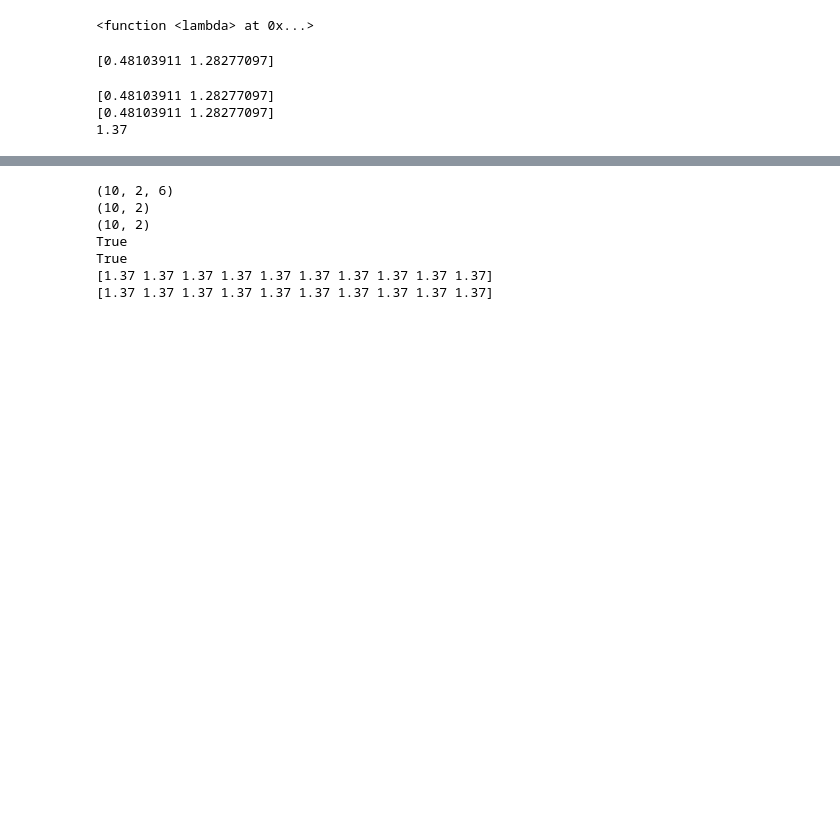
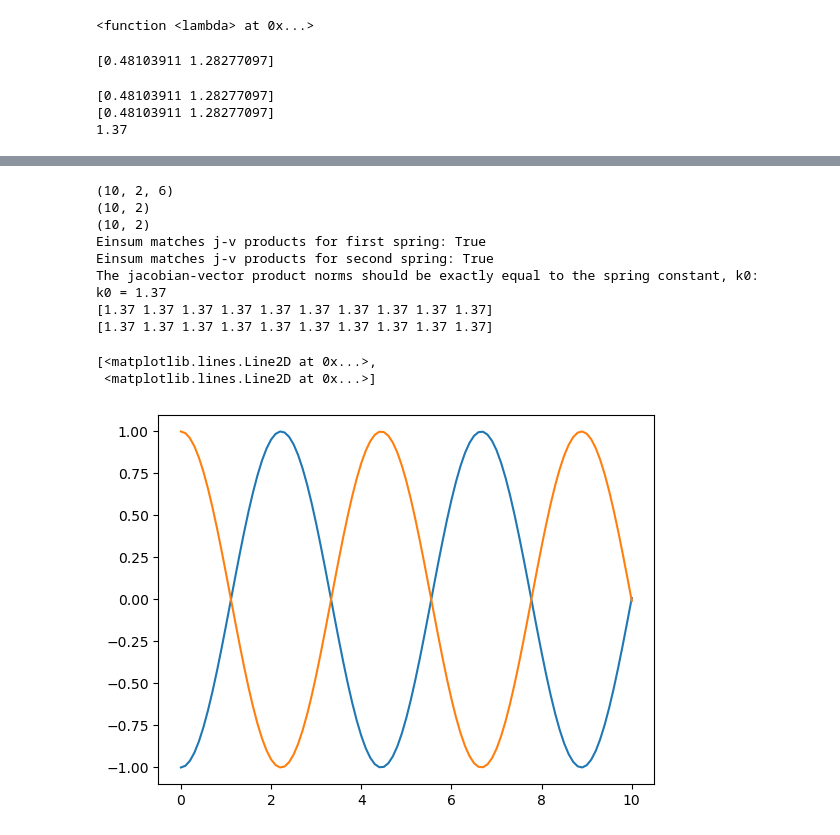
Before and after one commit to CS-433/project2_PINN_ACJ, a Jupyter notebook: data/jacobian-validation.ipynb, the cells around one changed output, grey strips where cells are left out. Cells and saved outputs as stored; diff of their text form; code cells hidden in the pictures; blank space fills up the shorter version.

Commit message:
updated jacobian_validation

```diff
--- a/data/jacobian-validation.ipynb
+++ b/data/jacobian-validation.ipynb
@@ -125,17 +125,21 @@ print(jacList.shape)
 print(s1List.shape)
 print(s3List.shape)
 
-print(np.allclose(np.einsum('ijk,ik->ij', jacList[:,:,:2], s1List), out1List))
-print(np.allclose(np.einsum('ijk,ik->ij', jacList[:,:,4:], s3List), out3List))
+print("Einsum matches j-v products for first spring:", np.allclose(np.einsum('ijk,ik->ij', jacList[:,:,:2], s1List), out1List))
+print("Einsum matches j-v products for second spring:", np.allclose(np.einsum('ijk,ik->ij', jacList[:,:,4:], s3List), out3List))
 
+print("The jacobian-vector product norms should be exactly equal to the spring constant, k0:")
+print("k0 =", k0)
 print(np.sqrt(np.sum(np.einsum('ijk,ik->ij', jacList[:,:,:2], s1List)**2, axis=1)))
 print(np.sqrt(np.sum(np.einsum('ijk,ik->ij', jacList[:,:,4:], s3List)**2, axis=1)))
 # %% [output]
 (10, 2, 6)
 (10, 2)
 (10, 2)
-True
-True
+Einsum matches j-v products for first spring: True
+Einsum matches j-v products for second spring: True
+The jacobian-vector product norms should be exactly equal to the spring constant, k0:
+k0 = 1.37
 [1.37 1.37 1.37 1.37 1.37 1.37 1.37 1.37 1.37 1.37]
 [1.37 1.37 1.37 1.37 1.37 1.37 1.37 1.37 1.37 1.37]
 # %%
@@ -144,3 +148,38 @@ np.save("s1.npy", s1List)
 np.save("s2.npy", s3List)
 np.save("out1.npy", out1List)
 np.save("out2.npy", out3List)
+# %%
+from scipy.integrate import solve_ivp
+
+def getqdot(x, xdot, model):
+    # x0 = np.array(N_m, 1)
+    # forces = np.array(N_m, 1)
+    N_m = x.shape[0]
+    forces = model.forward(x)
+    # forces = model(x)
+    q0 = np.concatenate((x, xdot))
+    qdot = np.concatenate((xdot, forces))
+    return qdot
+
+def compute_trajectory(x0, x0dot, model):
+    N_m = x0.shape[0]
+    q0 = np.concatenate((x0, x0dot))
+    sol = solve_ivp(lambda t, q: getqdot(q[:N_m], q[N_m:], model), [0,10], y0=q0, t_eval=np.linspace(0,10,101))
+    y = sol.y
+    t = sol.t
+    return y, t
+
+N_m = 2
+# x0 = np.array([-1.0, 1.0])
+# x0dot = np.zeros(2)
+# model = lambda x: np.array([(x[1]-x[0]), (x[0]-x[1])])
+
+y, t = compute_trajectory(x0,x0dot,model)
+# %%
+import matplotlib.pyplot as plt
+
+plt.plot(t, y.T[:,:N_m])
+# %% [output]
+[<matplotlib.lines.Line2D at 0x...>,
+ <matplotlib.lines.Line2D at 0x...>]
+[figure, added]
```
Also changed, not shown: parts of 1 cell of this notebook.
